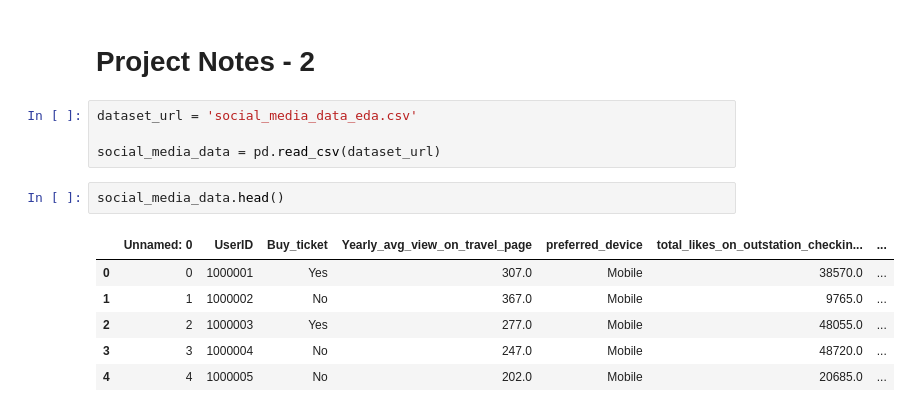
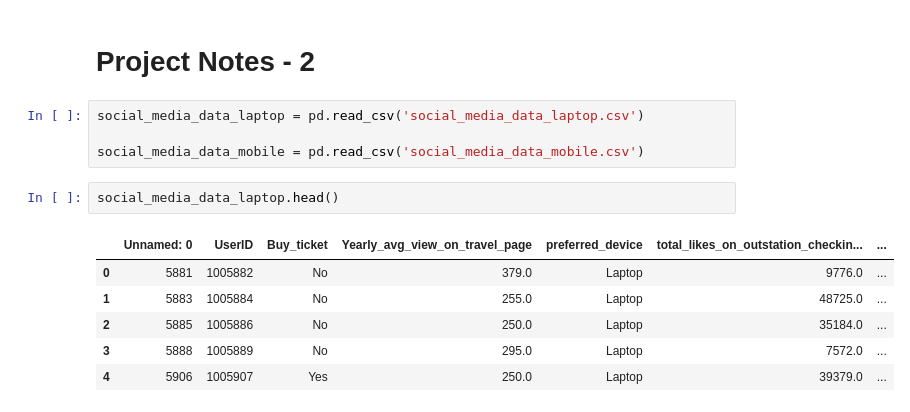
Before and after one commit to roshan-raj/social-media-tourism, a Jupyter notebook: ROSHANRAJ_15-May-2022.ipynb, the cells around one changed output. Saved outputs shown, nothing was run; the diff lists cells and outputs as text.

```diff
--- a/ROSHANRAJ_15-May-2022.ipynb
+++ b/ROSHANRAJ_15-May-2022.ipynb
@@ -533,16 +590,16 @@ social_media_data_null_drop.to_csv('social_media_data_eda.csv')
 **----------------------------------------------------------------------------------------------------------------------------------------------------------------------------------------------------------------**
 # %% [markdown]
 # Project Notes - 2
-# %%
-dataset_url = 'social_media_data_eda.csv'
-
-social_media_data = pd.read_csv(dataset_url)
+# %%
+social_media_data_laptop = pd.read_csv('social_media_data_laptop.csv')
+
+social_media_data_mobile = pd.read_csv('social_media_data_mobile.csv')
 # %%
-social_media_data.head()
+social_media_data_laptop.head()
 # %% [output]
 |  | Unnamed: 0 | UserID | Buy_ticket | Yearly_avg_view_on_travel_page | preferred_device | total_likes_on_outstation_checkin... | ... |
-| 0 | 0 | 1000001 | Yes | 307.0 | Mobile | 38570.0 | ... |
-| 1 | 1 | 1000002 | No | 367.0 | Mobile | 9765.0 | ... |
-| 2 | 2 | 1000003 | Yes | 277.0 | Mobile | 48055.0 | ... |
-| 3 | 3 | 1000004 | No | 247.0 | Mobile | 48720.0 | ... |
-| 4 | 4 | 1000005 | No | 202.0 | Mobile | 20685.0 | ... |
+| 0 | 5881 | 1005882 | No | 379.0 | Laptop | 9776.0 | ... |
+| 1 | 5883 | 1005884 | No | 255.0 | Laptop | 48725.0 | ... |
+| 2 | 5885 | 1005886 | No | 250.0 | Laptop | 35184.0 | ... |
+| 3 | 5888 | 1005889 | No | 295.0 | Laptop | 7572.0 | ... |
+| 4 | 5906 | 1005907 | Yes | 250.0 | Laptop | 39379.0 | ... |
```
Also changed, not shown: parts of 26 cells of this notebook, 4 other files.
